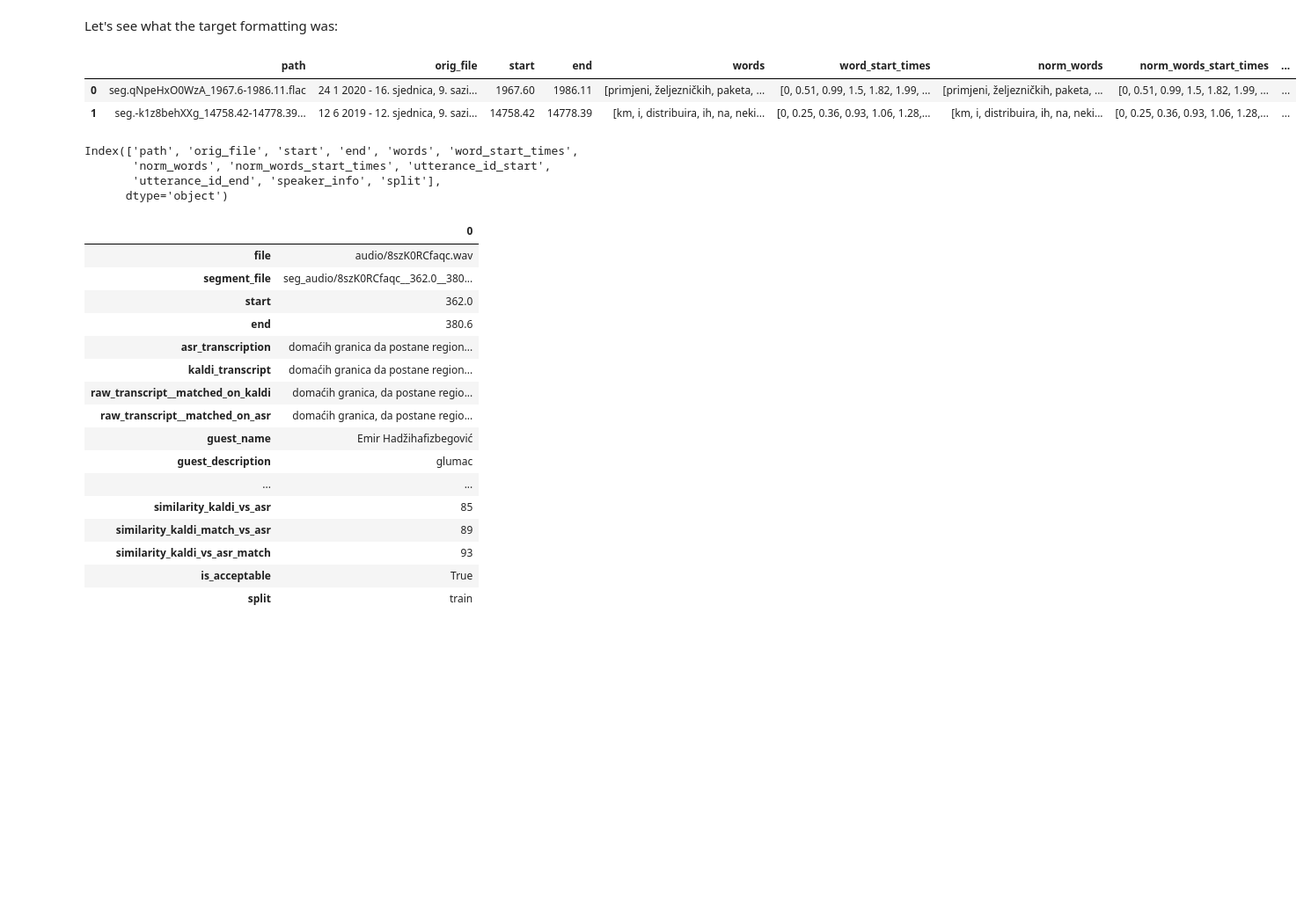
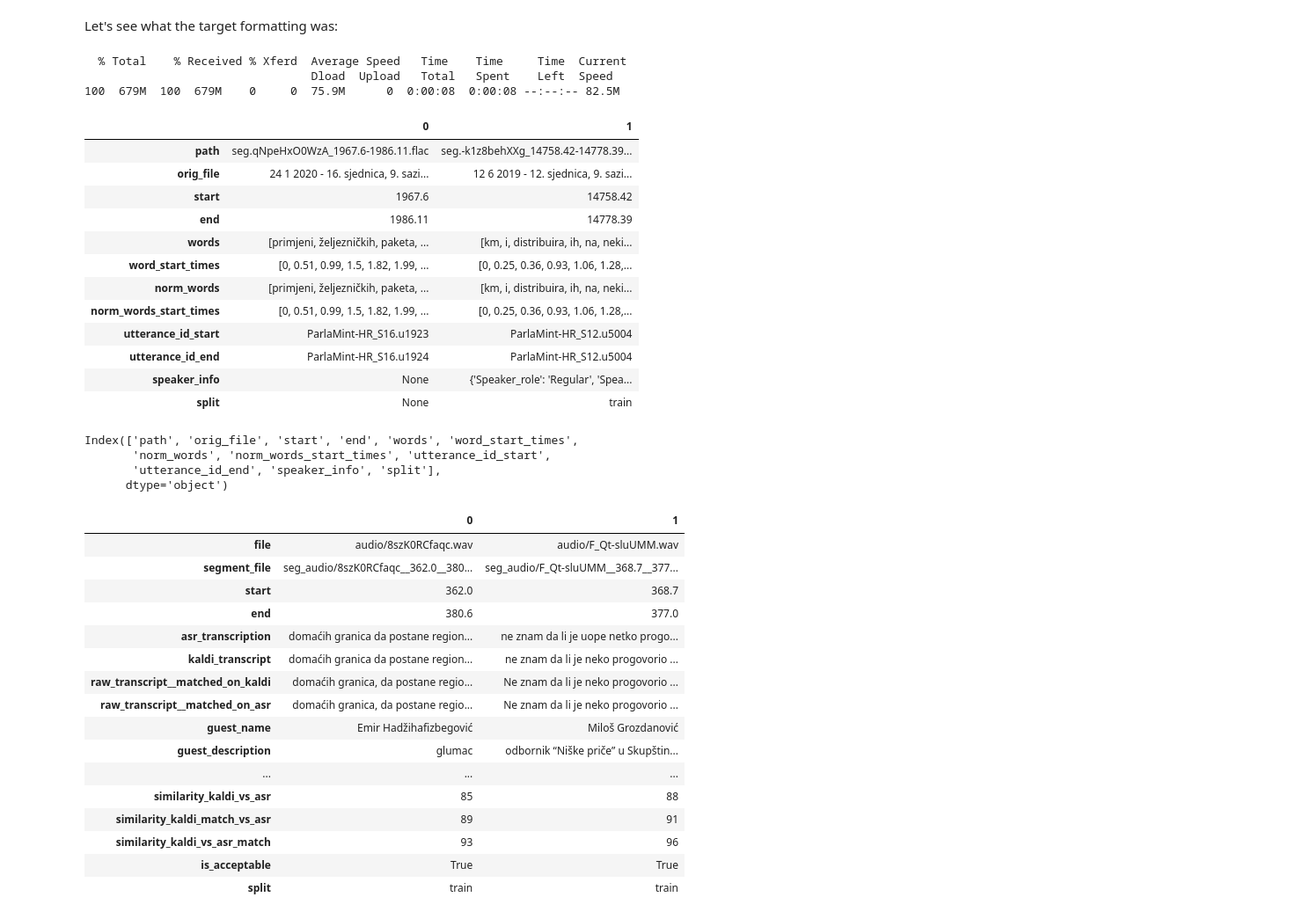
Before and after one commit to 5roop/task13, a Jupyter notebook: 31_preparing_dataset_in_Parlaspeech_format.ipynb, the cells around one changed output. Shown: that part at 88% size. Drawn from its saved outputs; the diff is of its cells as text; code cells hidden in the pictures; blank space fills up the shorter version.

Commit message:
Current state of JV corpus

```diff
--- a/31_preparing_dataset_in_Parlaspeech_format.ipynb
+++ b/31_preparing_dataset_in_Parlaspeech_format.ipynb
@@ -1,15 +1,29 @@
 # %% [markdown]
 Let's see what the target formatting was:
 # %%
+!curl --remote-name-all https://www.clarin.si/repository/xmlui/bitstream/handle/11356/1494/ParlaSpeech-HR.v1.0.jsonl
 import pandas as pd
 
 psfile = "ParlaSpeech-HR.v1.0.jsonl"
 ps = pd.read_json(psfile, lines=True, orient="records", nrows=10)
-ps.head(2)
+ps.head(2).T
 # %% [output]
+  % Total    % Received % Xferd  Average Speed   Time    Time     Time  Current
+                                 Dload  Upload   Total   Spent    Left  Speed
+100  679M  100  679M    0     0  75.9M      0  0:00:08  0:00:08 --:--:-- 82.5M
-|  | path | orig_file | start | end | words | word_start_times | norm_words | norm_words_start_times | ... |
-| 0 | seg.qNpeHxO0WzA_1967.6-1986.11.flac | 24 1 2020 - 16. sjednica, 9. sazi... | 1967.60 | 1986.11 | [primjeni, željezničkih, paketa, ... | [0, 0.51, 0.99, 1.5, 1.82, 1.99, ... | [primjeni, željezničkih, paketa, ... | [0, 0.51, 0.99, 1.5, 1.82, 1.99, ... | ... |
-| 1 | seg.-k1z8behXXg_14758.42-14778.39... | 12 6 2019 - 12. sjednica, 9. sazi... | 14758.42 | 14778.39 | [km, i, distribuira, ih, na, neki... | [0, 0.25, 0.36, 0.93, 1.06, 1.28,... | [km, i, distribuira, ih, na, neki... | [0, 0.25, 0.36, 0.93, 1.06, 1.28,... | ... |
+|  | 0 | 1 |
+| path | seg.qNpeHxO0WzA_1967.6-1986.11.flac | seg.-k1z8behXXg_14758.42-14778.39... |
+| orig_file | 24 1 2020 - 16. sjednica, 9. sazi... | 12 6 2019 - 12. sjednica, 9. sazi... |
+| start | 1967.6 | 14758.42 |
+| end | 1986.11 | 14778.39 |
+| words | [primjeni, željezničkih, paketa, ... | [km, i, distribuira, ih, na, neki... |
+| word_start_times | [0, 0.51, 0.99, 1.5, 1.82, 1.99, ... | [0, 0.25, 0.36, 0.93, 1.06, 1.28,... |
+| norm_words | [primjeni, željezničkih, paketa, ... | [km, i, distribuira, ih, na, neki... |
+| norm_words_start_times | [0, 0.51, 0.99, 1.5, 1.82, 1.99, ... | [0, 0.25, 0.36, 0.93, 1.06, 1.28,... |
+| utterance_id_start | ParlaMint-HR_S16.u1923 | ParlaMint-HR_S12.u5004 |
+| utterance_id_end | ParlaMint-HR_S16.u1924 | ParlaMint-HR_S12.u5004 |
+| speaker_info | None | {'Speaker_role': 'Regular', 'Spea... |
+| split | None | train |
 # %%
 ps.columns
 # %% [output]
@@ -19,26 +33,26 @@ Index(['path', 'orig_file', 'start', 'end', 'words', 'word_start_times',
       dtype='object')
 # %%
 jv = pd.read_json("026_JV_segments_splits.jsonl", lines=True)
-# kaldi_transcript is normalized, asr_transcription is not
-jv.head(1).T
+# kaldi_transcript is normalized, asr_transcription has digits
+jv.head(2).T
 # %% [output]
-|  | 0 |
-| file | audio/8szK0RCfaqc.wav |
-| segment_file | seg_audio/8szK0RCfaqc__362.0__380... |
-| start | 362.0 |
-| end | 380.6 |
-| asr_transcription | domaćih granica da postane region... |
-| kaldi_transcript | domaćih granica da postane region... |
-| raw_transcript__matched_on_kaldi | domaćih granica, da postane regio... |
-| raw_transcript__matched_on_asr | domaćih granica, da postane regio... |
-| guest_name | Emir Hadžihafizbegović |
-| guest_description | glumac |
-| ... | ... |
-| similarity_kaldi_vs_asr | 85 |
-| similarity_kaldi_match_vs_asr | 89 |
-| similarity_kaldi_vs_asr_match | 93 |
-| is_acceptable | True |
-| split | train |
+|  | 0 | 1 |
+| file | audio/8szK0RCfaqc.wav | audio/F_Qt-sluUMM.wav |
+| segment_file | seg_audio/8szK0RCfaqc__362.0__380... | seg_audio/F_Qt-sluUMM__368.7__377... |
+| start | 362.0 | 368.7 |
+| end | 380.6 | 377.0 |
+| asr_transcription | domaćih granica da postane region... | ne znam da li je uope netko progo... |
+| kaldi_transcript | domaćih granica da postane region... | ne znam da li je neko progovorio ... |
+| raw_transcript__matched_on_kaldi | domaćih granica, da postane regio... | Ne znam da li je neko progovorio ... |
+| raw_transcript__matched_on_asr | domaćih granica, da postane regio... | Ne znam da li je neko progovorio ... |
+| guest_name | Emir Hadžihafizbegović | Miloš Grozdanović |
+| guest_description | glumac | odbornik “Niške priče” u Skupštin... |
+| ... | ... | ... |
+| similarity_kaldi_vs_asr | 85 | 88 |
+| similarity_kaldi_match_vs_asr | 89 | 91 |
+| similarity_kaldi_vs_asr_match | 93 | 96 |
+| is_acceptable | True | True |
+| split | train | train |
 # %%
 print("Current: ", jv.columns, "\nTarget: ", ps.columns)
 # %% [output]
```
Also changed, not shown: parts of 10 cells of this notebook, 2 other files.
